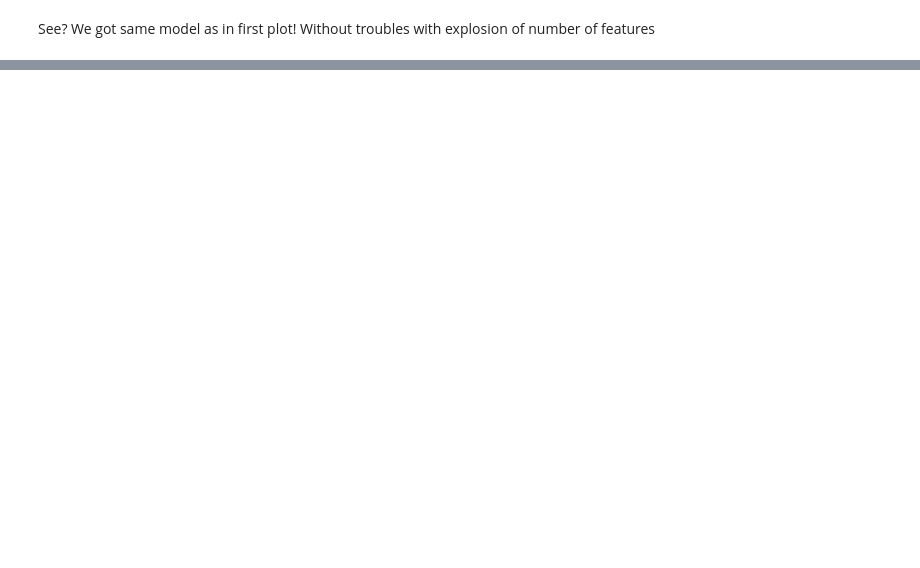
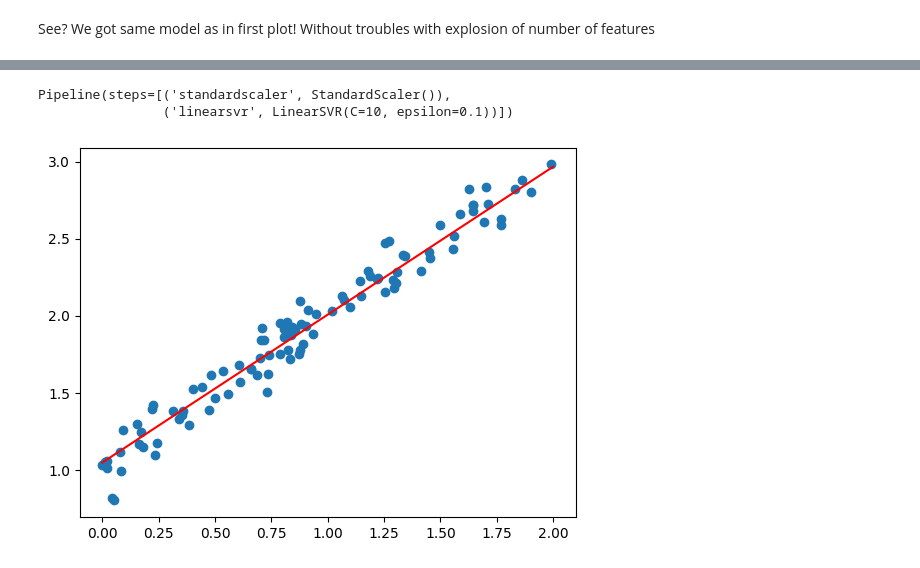
Before and after one commit to yeghor/Learning-Machine-Learning, a Jupyter notebook: jupyter_notes/4-SVM.ipynb, the cells around one changed output, grey strips where cells are left out. Saved outputs shown, nothing was run; the diff lists cells and outputs as text; code cells hidden in the pictures; blank space fills up the shorter version.

```diff
--- a/jupyter_notes/4-SVM.ipynb
+++ b/jupyter_notes/4-SVM.ipynb
@@ -141,0 +146,11 @@ See? We got same model as in first plot! Without troubles with explosion of numb
+# %%
+X = 2 * np.random.rand(100, 1)
+y = X + 1 + np.random.randn(100, 1) * 0.1
+
+def plot_lin_reg_dataset(X: np.array, y: np.array, scatter: bool = True) -> None:
+    if scatter:
+        plt.scatter(X, y)
+    else:
+        plt.plot(X, y, color="red")
+
+plot_lin_reg_dataset(X, y)
@@ -141,0 +159,16 @@ See? We got same model as in first plot! Without troubles with explosion of numb
+# %%
+svm_reg = make_pipeline(
+    StandardScaler(),
+    svm_models.LinearSVR(epsilon=0.1, C=10)
+)
+svm_reg.fit(X, y.ravel())
+# %% [output]
+Pipeline(steps=[('standardscaler', StandardScaler()),
+                ('linearsvr', LinearSVR(C=10, epsilon=0.1))])
+# %%
+X_new = 2 * np.linspace(0, 1, 100)[:, np.newaxis]
+predictions = svm_reg.predict(X_new)
+plot_lin_reg_dataset(X, y)
+plot_lin_reg_dataset(X_new, predictions, scatter=False)
+# %% [output]
+[figure, added]
```
Also changed, not shown: parts of 8 cells of this notebook, 1 other file.
